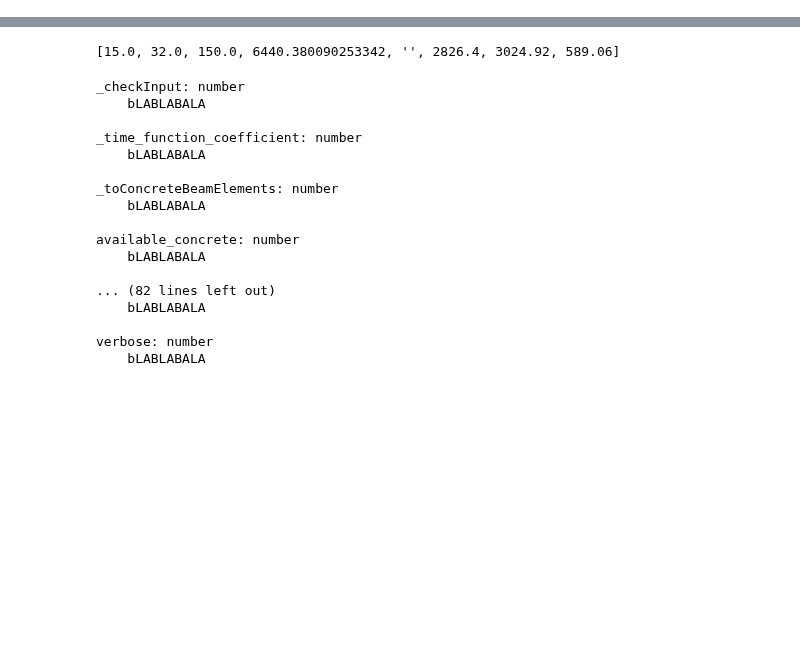
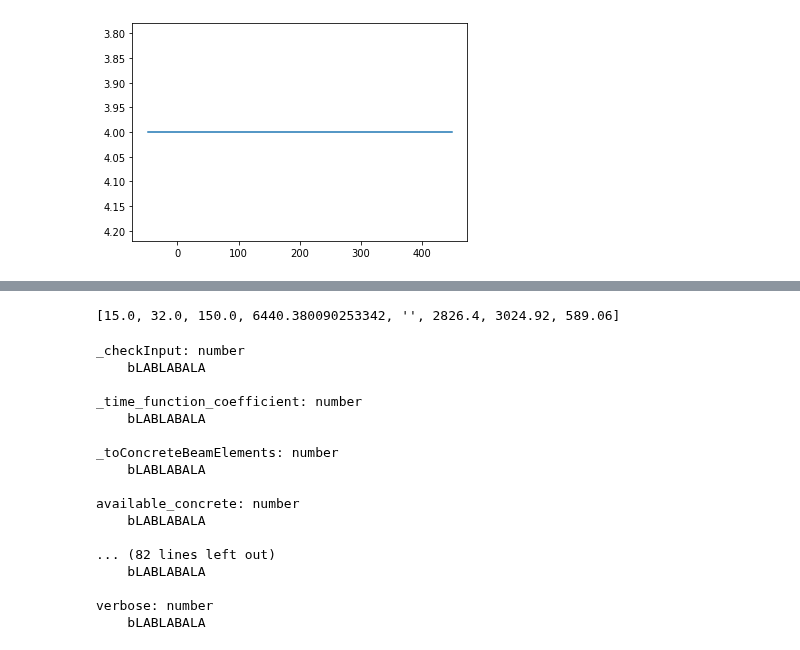
Before and after one commit to luisggc/FConcrete, a Jupyter notebook: examples/Hiper.ipynb, the cells around one changed output, grey strips where cells are left out. Saved outputs shown, nothing was run; the diff lists cells and outputs as text; code cells hidden in the pictures; blank space fills up the shorter version.

```diff
--- a/examples/Hiper.ipynb
+++ b/examples/Hiper.ipynb
@@ -34,0 +46,4 @@ fconcrete.StructuralConcrete.LongSteelBar.LongSteelBar.LongSteelBars
+# %%
+concrete_beam.long_steel_bars.plot(prop='area_accumulated')
+# %% [output]
+[figure, added]
```
Also changed, not shown: parts of 10 cells of this notebook, 4 other files.
